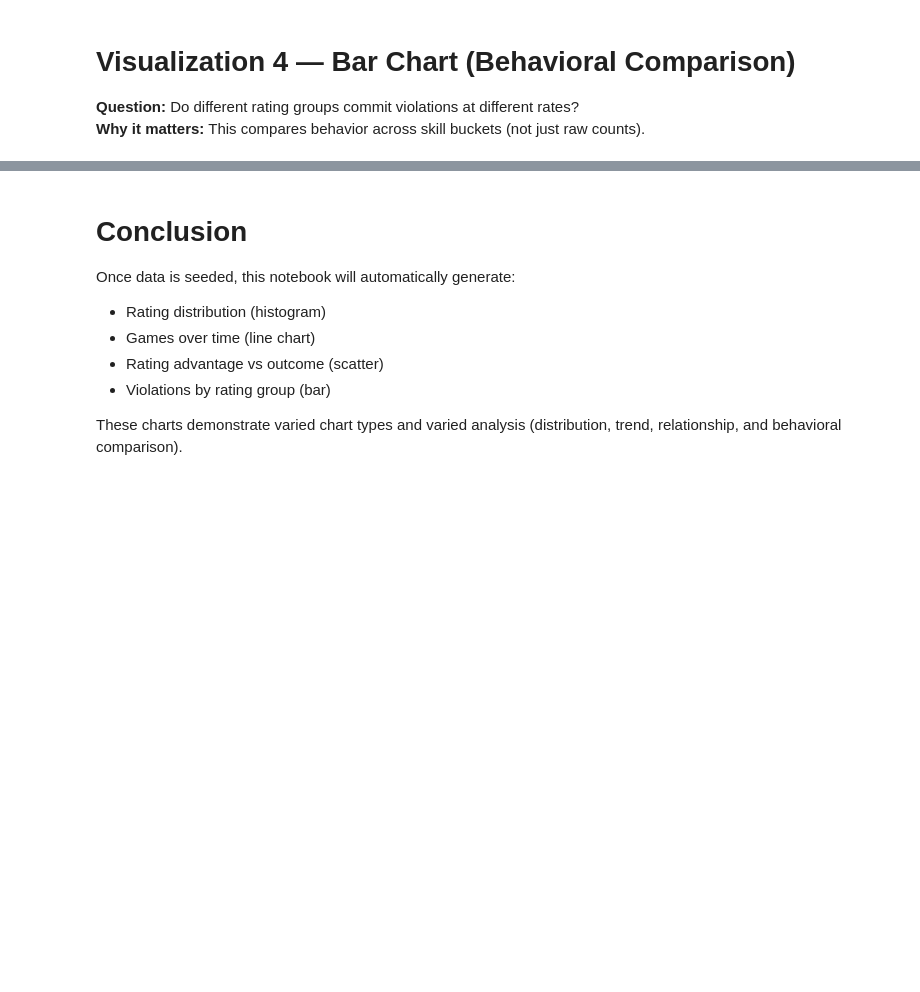
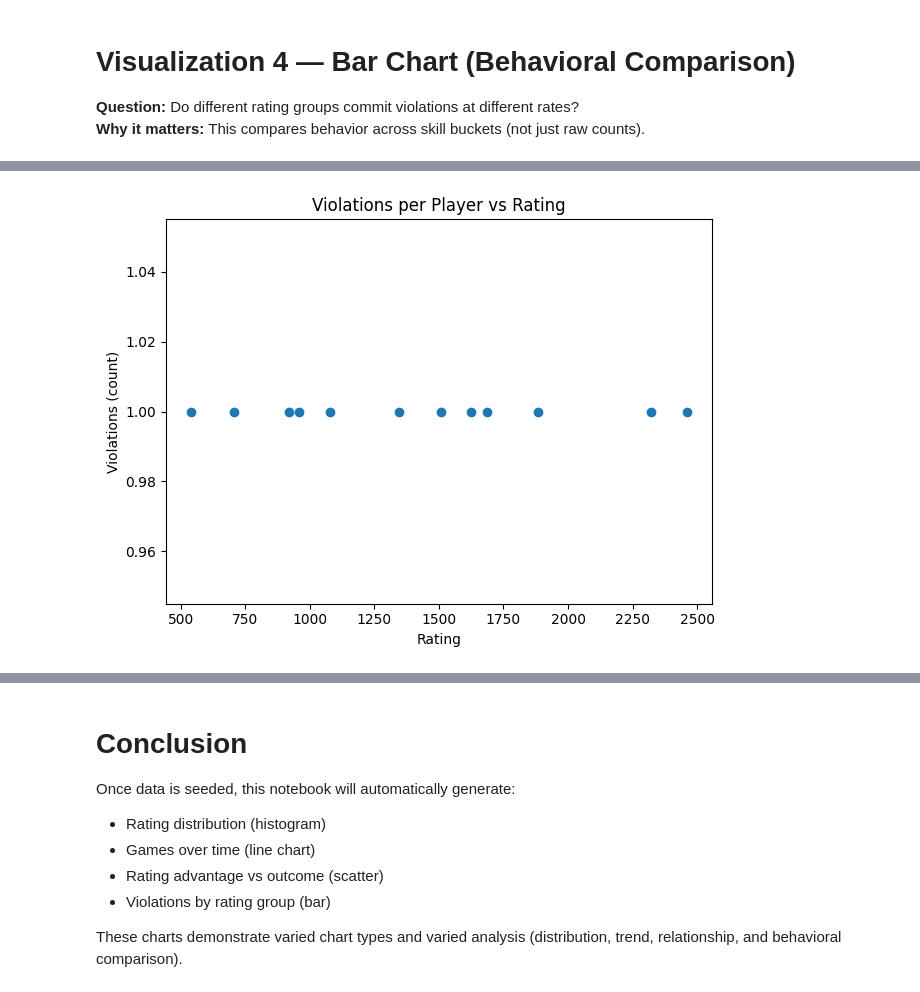
Before and after one commit to husaleem/Revature-Project2-Chess, a Jupyter notebook: notebooks/visualizations.ipynb, the cells around one changed output, grey strips where cells are left out. Cells and saved outputs as stored; diff of their text form; code cells hidden in the pictures; blank space fills up the shorter version.

```diff
--- a/notebooks/visualizations.ipynb
+++ b/notebooks/visualizations.ipynb
@@ -183,48 +189,62 @@ else:
 **Question:** Do different rating groups commit violations at different rates?
 **Why it matters:** This compares behavior across skill buckets (not just raw counts).
 # %%
-if is_nonempty(players) and is_nonempty(violations):
+import pandas as pd
+import matplotlib.pyplot as plt
 
-    required_v_cols = {"player_id"}
-    required_p_cols = {"player_id", "rating"}
+# assumes players and violations are pandas DataFrames already loaded
 
-    if has_cols(violations, required_v_cols) and has_cols(players, required_p_cols):
+required_v_cols = {"player_id"}
+required_p_cols = {"player_id", "rating"}
 
-        v = violations.merge(
-            players[["player_id", "rating"]],
-            on="player_id",
-            how="left"
-        ).dropna(subset=["rating"])
+if not required_v_cols.issubset(violations.columns):
+    raise ValueError(f"violations missing columns: {required_v_cols - set(violations.columns)}")
+if not required_p_cols.issubset(players.columns):
+    raise ValueError(f"players missing columns: {required_p_cols - set(players.columns)}")
 
-        if v.empty:
-            print("⏳ Skipping: violations cannot be matched to player ratings yet.")
-        else:
-            # violations per player
-            vp = v.groupby("player_id").size().reset_index(name="violations")
-            vp = vp.merge(players[["player_id", "rating"]], on="player_id", how="left").dropna(subset=["rating"])
+# normalize ids to string to avoid uuid/object mismatches
+players2 = players.copy()
+violations2 = violations.copy()
+players2["player_id"] = players2["player_id"].astype(str)
+violations2["player_id"] = violations2["player_id"].astype(str)
 
-            if vp.empty:
-                print("Skipping: no per-player violation stats available yet.")
-            else:
-                # bucket into quartiles (if too few players, qcut may fail)
-                try:
-                    vp["rating_bucket"] = pd.qcut(vp["rating"], 4, duplicates="drop")
-                    bucket_stats = vp.groupby("rating_bucket")["violations"].mean().reset_index()
+# count violations per player
+vp = (
+    violations2.groupby("player_id")
+    .size()
+    .reset_index(name="violations")
+    .merge(players2[["player_id", "rating"]], on="player_id", how="left")
+    .dropna(subset=["rating"])
+)
 
-                    plt.figure()
-                    plt.bar(bucket_stats["rating_bucket"].astype(str), bucket_stats["violations"])
-                    plt.title("Average Violations per Player by Rating Bucket")
-                    plt.xlabel("Rating Bucket (quantiles)")
-                    plt.ylabel("Avg Violations per Player")
-                    plt.xticks(rotation=45)
-                    plt.tight_layout()
-                    plt.show()
-                except Exception as e:
-                    print("Skipping: not enough variety in ratings to create buckets yet.")
-                    print("Details:", e)
+if vp.empty:
+    print("No violations can be matched to player ratings yet.")
+else:
+    # scatter: rating vs violations
+    plt.figure()
+    plt.scatter(vp["rating"], vp["violations"])
+    plt.title("Violations per Player vs Rating")
+    plt.xlabel("Rating")
+    plt.ylabel("Violations (count)")
+    plt.tight_layout()
+    plt.show()
 
-    else:
-        print("Skipping: required columns missing in violations or players.")
-else:
-    print("Skipping: players or violations table is empty.")
+    # bucket bar chart: try qcut, fallback to cut
+    plt.figure()
+    try:
+        vp["bucket"] = pd.qcut(vp["rating"], q=4, duplicates="drop")
+    except Exception:
+        # fallback: fixed rating bands (adjust if you want)
+        bins = [0, 1000, 1400, 1800, 2200, 3000]
+        vp["bucket"] = pd.cut(vp["rating"], bins=bins, right=False)
+
+    bucket_stats = vp.groupby("bucket", dropna=True)["violations"].mean().reset_index()
+
+    plt.bar(bucket_stats["bucket"].astype(str), bucket_stats["violations"])
+    plt.title("Average Violations per Player by Rating Bucket")
+    plt.xlabel("Rating Bucket")
+    plt.ylabel("Avg Violations per Player")
+    plt.xticks(rotation=45, ha="right")
+    plt.tight_layout()
+    plt.show()
 # %% [output]
@@ -231,0 +251 @@ else:
+[figure, added]
```
Also changed, not shown: parts of 8 cells of this notebook, 4 other files.
